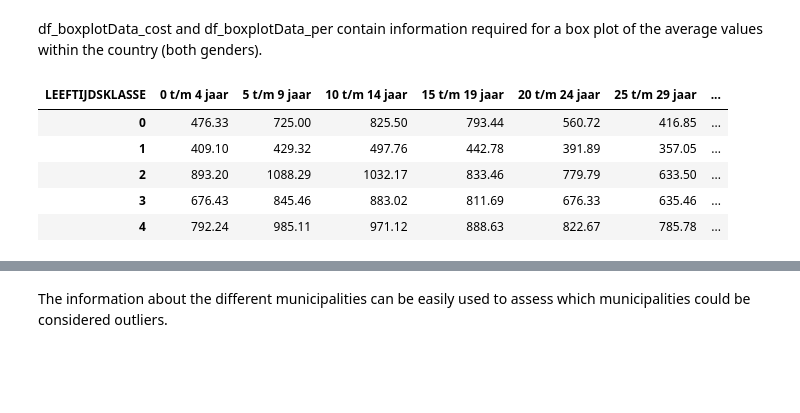
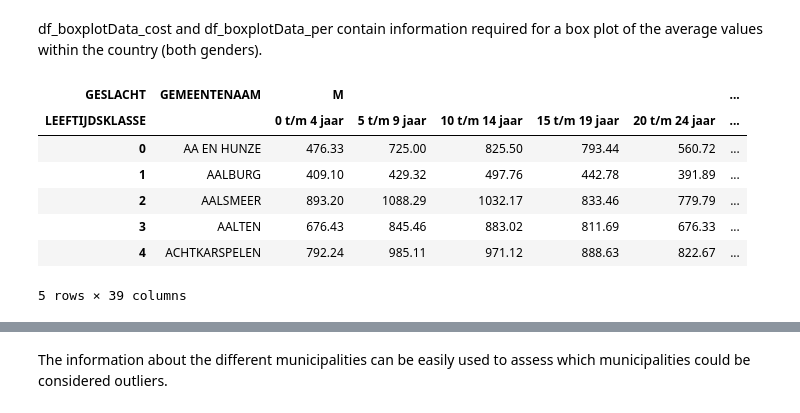
Before and after one commit to bokhove/Vektis, a Jupyter notebook: 1.Vektis Open data.ipynb, the cells around one changed output, grey strips where cells are left out. Drawn from its saved outputs; the diff is of its cells as text; code cells hidden in the pictures; blank space fills up the shorter version.

```diff
--- a/1.Vektis Open data.ipynb
+++ b/1.Vektis Open data.ipynb
@@ -156,42 +199,44 @@ df_country.head()
 # %% [markdown]
 df_boxplotData_cost and df_boxplotData_per contain information required for a box plot of the average values within the country (both genders).
 # %%
-def prepareBoxplotData(df, costAnalysis, perAnalysis):
+def prepareBoxplotData_old(df, costAnalysis, perAnalysis):
     """Reshapes the dataframe data to make Boxplots by gender and age-category (later).
 
     Parameters:
         df (dataframe): the dataframe containing the single column dataframe
         costAnalysis (str): determines which costs column will be analysed. If empty ('') the data from the 'per' column will be analysed
         perAnalysis (str): the selected costs column will be normalized by dividing it by the indicated 'per' column (e.g. per 'AANTAL_VERZEKERDEJAREN')
 
     Returns:
         dataframe:the pandas DataFrame containing the requested information
     """
     if costAnalysis != '':
         analysisColumnName = costAnalysis + ' per ' + perAnalysis
         df[analysisColumnName] = df[costAnalysis] / df[perAnalysis]
     else:
         analysisColumnName = perAnalysis
 
     df_ret = df[['GESLACHT','LEEFTIJDSKLASSE', 'GEMEENTENAAM', analysisColumnName]]
     df_ret = df_ret.pivot_table(index=['GEMEENTENAAM'],columns=['GESLACHT','LEEFTIJDSKLASSE'], values=[analysisColumnName], aggfunc=sum, fill_value=0)
 
     if costAnalysis != '':
         df.drop(analysisColumnName, axis=1)
 
     df_ret.columns = df_ret.columns.droplevel(0)
     df_ret.reset_index(inplace=True)
 
     return df_ret
 
-df_boxplotData_cost = prepareBoxplotData(df, analyse_kosten, analyse_per)
-df_boxplotData_per  = prepareBoxplotData(df, '', analyse_per)
+df_boxplotData_cost = prepareBoxplotData_old(df, analyse_kosten, analyse_per)
+df_boxplotData_per  = prepareBoxplotData_old(df, '', analyse_per)
 
-df_boxplotData_per['M'].head()
+df_boxplotData_per.head()
 # %% [output]
-| LEEFTIJDSKLASSE | 0 t/m 4 jaar | 5 t/m 9 jaar | 10 t/m 14 jaar | 15 t/m 19 jaar | 20 t/m 24 jaar | 25 t/m 29 jaar | ... |
-| 0 | 476.33 | 725.00 | 825.50 | 793.44 | 560.72 | 416.85 | ... |
-| 1 | 409.10 | 429.32 | 497.76 | 442.78 | 391.89 | 357.05 | ... |
-| 2 | 893.20 | 1088.29 | 1032.17 | 833.46 | 779.79 | 633.50 | ... |
-| 3 | 676.43 | 845.46 | 883.02 | 811.69 | 676.33 | 635.46 | ... |
-| 4 | 792.24 | 985.11 | 971.12 | 888.63 | 822.67 | 785.78 | ... |
+| GESLACHT | GEMEENTENAAM | M |  |  |  |  | ... |
+| LEEFTIJDSKLASSE |  | 0 t/m 4 jaar | 5 t/m 9 jaar | 10 t/m 14 jaar | 15 t/m 19 jaar | 20 t/m 24 jaar | ... |
+| 0 | AA EN HUNZE | 476.33 | 725.00 | 825.50 | 793.44 | 560.72 | ... |
+| 1 | AALBURG | 409.10 | 429.32 | 497.76 | 442.78 | 391.89 | ... |
+| 2 | AALSMEER | 893.20 | 1088.29 | 1032.17 | 833.46 | 779.79 | ... |
+| 3 | AALTEN | 676.43 | 845.46 | 883.02 | 811.69 | 676.33 | ... |
+| 4 | ACHTKARSPELEN | 792.24 | 985.11 | 971.12 | 888.63 | 822.67 | ... |
+5 rows × 39 columns
```
Also changed, not shown: parts of 7 cells of this notebook.
